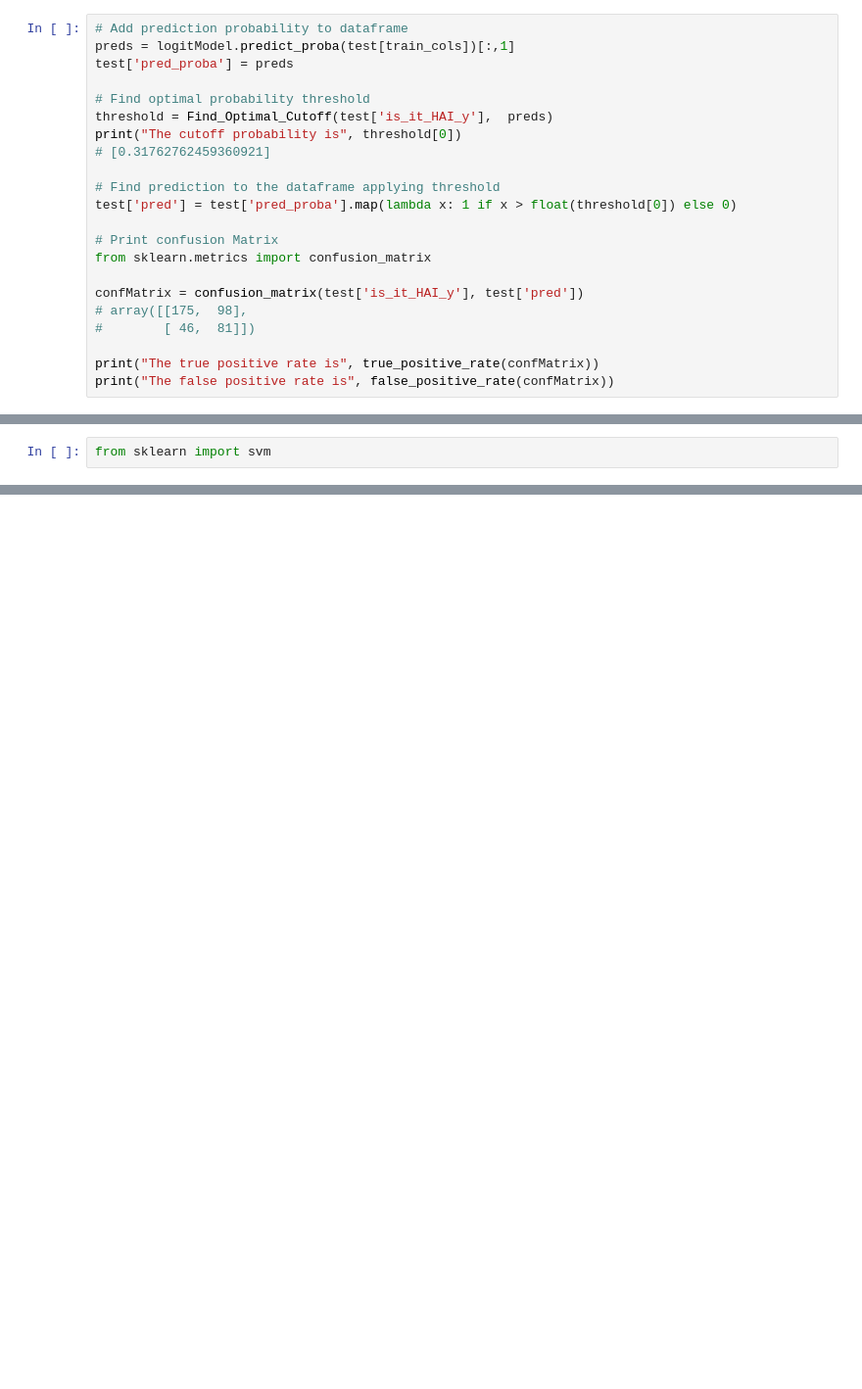
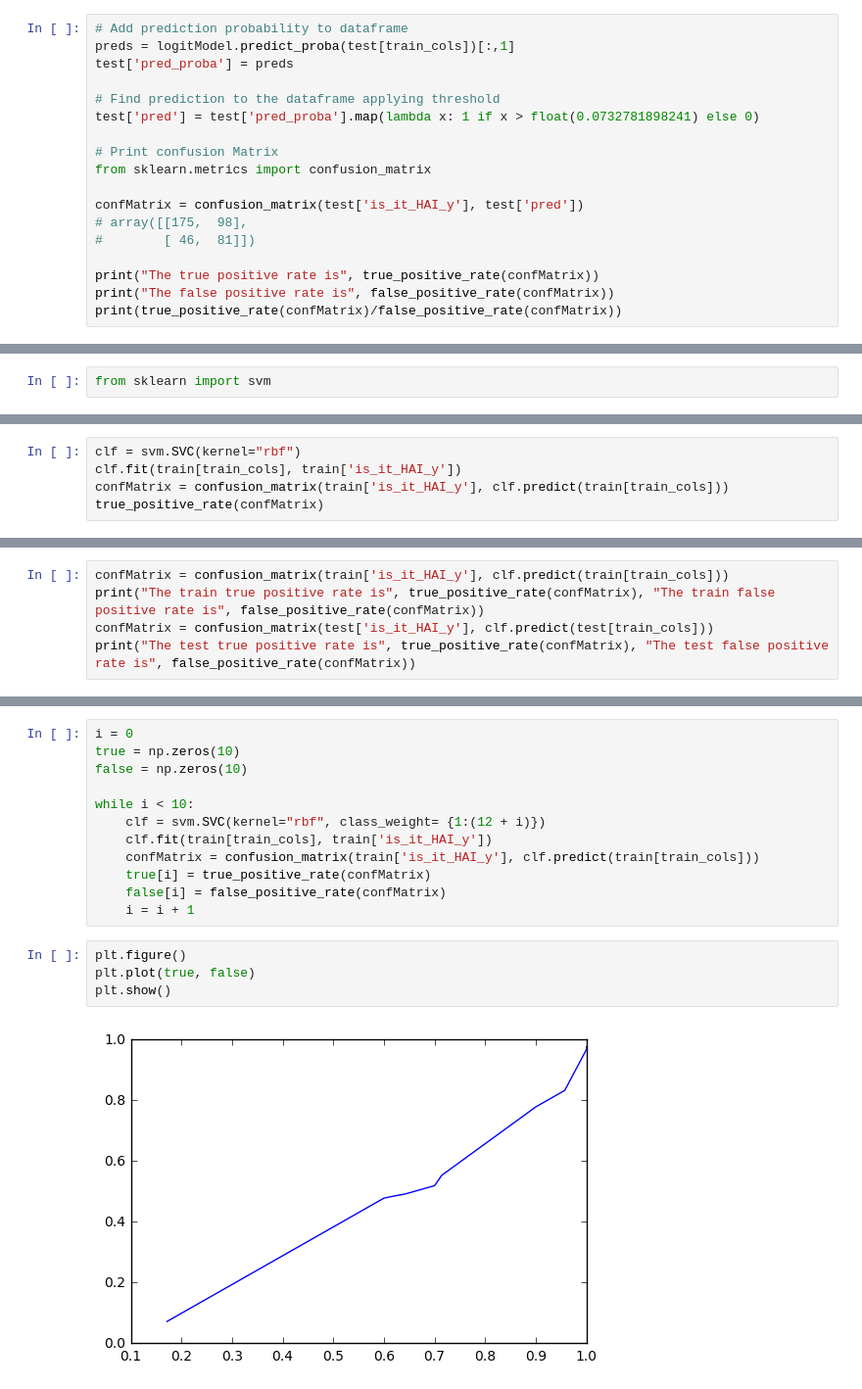
Before and after one commit to kaiweitan/sahai, a Jupyter notebook: notebooks/sahai.ipynb, the cells around one changed output, grey strips where cells are left out. Shown: that part at 98% size. Cells and saved outputs as stored; diff of their text form; blank space fills up the shorter version.

Commit message:
add linear and gaussian svm and weighted random forest

```diff
--- a/notebooks/sahai.ipynb
+++ b/notebooks/sahai.ipynb
@@ -379,13 +353,8 @@ See the caveats in the documentation: http://pandas.pydata.org/pandas-docs/stabl
 preds = logitModel.predict_proba(test[train_cols])[:,1]
 test['pred_proba'] = preds
 
-# Find optimal probability threshold
-threshold = Find_Optimal_Cutoff(test['is_it_HAI_y'],  preds)
-print("The cutoff probability is", threshold[0])
-# [0.31762762459360921]
-
 # Find prediction to the dataframe applying threshold
-test['pred'] = test['pred_proba'].map(lambda x: 1 if x > float(threshold[0]) else 0)
+test['pred'] = test['pred_proba'].map(lambda x: 1 if x > float(0.0732781898241) else 0)
 
 # Print confusion Matrix
 from sklearn.metrics import confusion_matrix
@@ -396,4 +365,5 @@ confMatrix = confusion_matrix(test['is_it_HAI_y'], test['pred'])
 
 print("The true positive rate is", true_positive_rate(confMatrix))
 print("The false positive rate is", false_positive_rate(confMatrix))
+print(true_positive_rate(confMatrix)/false_positive_rate(confMatrix))
 # %% [output]
@@ -458,0 +428,5 @@ cl
+# %%
+clf = svm.SVC(kernel="rbf")
+clf.fit(train[train_cols], train['is_it_HAI_y'])
+confMatrix = confusion_matrix(train['is_it_HAI_y'], clf.predict(train[train_cols]))
+true_positive_rate(confMatrix)
@@ -458,0 +435,5 @@ cl
+# %%
+confMatrix = confusion_matrix(train['is_it_HAI_y'], clf.predict(train[train_cols]))
+print("The train true positive rate is", true_positive_rate(confMatrix), "The train false positive rate is", false_positive_rate(confMatrix))
+confMatrix = confusion_matrix(test['is_it_HAI_y'], clf.predict(test[train_cols]))
+print("The test true positive rate is", true_positive_rate(confMatrix), "The test false positive rate is", false_positive_rate(confMatrix))
@@ -458,0 +445,18 @@ cl
+# %%
+i = 0
+true = np.zeros(10)
+false = np.zeros(10)
+
+while i < 10:
+    clf = svm.SVC(kernel="rbf", class_weight= {1:(12 + i)})
+    clf.fit(train[train_cols], train['is_it_HAI_y'])
+    confMatrix = confusion_matrix(train['is_it_HAI_y'], clf.predict(train[train_cols]))
+    true[i] = true_positive_rate(confMatrix)
+    false[i] = false_positive_rate(confMatrix)
+    i = i + 1
+# %%
+plt.figure()
+plt.plot(true, false)
+plt.show()
+# %% [output]
+[figure, added]
```
Also changed, not shown: parts of 49 cells of this notebook.
